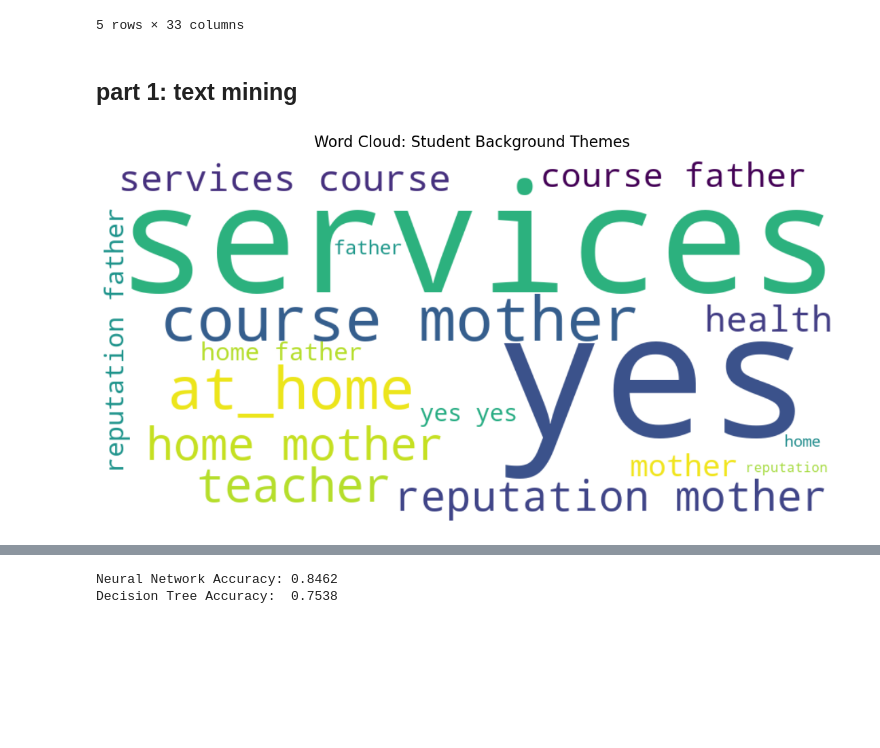
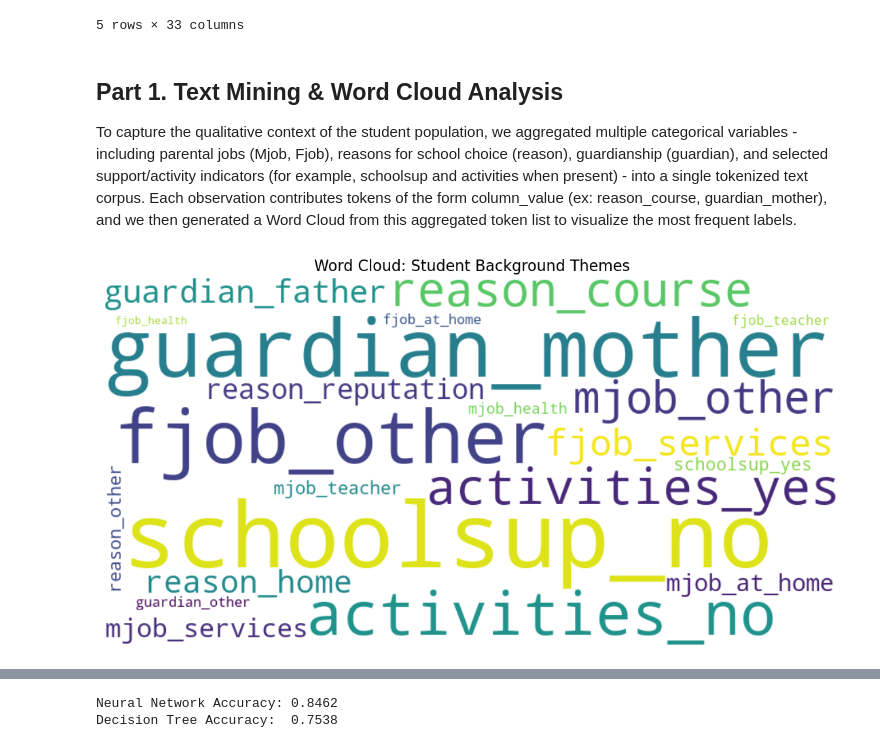
Before and after one commit to sherelleli/qtm347_finalproject, a Jupyter notebook: 3_neural_networks_text_mining.ipynb, the cells around one changed output, grey strips where cells are left out. Saved outputs shown, nothing was run; the diff lists cells and outputs as text; code cells hidden in the pictures; blank space fills up the shorter version.

Commit message:
Made a conclusion, fixed formatting, finish most of my part

```diff
--- a/3_neural_networks_text_mining.ipynb
+++ b/3_neural_networks_text_mining.ipynb
@@ -55,31 +60,42 @@ Missing values: None
 | 4 | GP | F | 16 | U | GT3 | T | 3 | 3 | other | other | ... | ... |
 5 rows × 33 columns
 # %% [markdown]
-## part 1: text mining
+## Part 1. Text Mining & Word Cloud Analysis
+To capture the qualitative context of the student population, we aggregated multiple categorical variables - including parental jobs (Mjob, Fjob), reasons for school choice (reason), guardianship (guardian), and selected support/activity indicators (for example, schoolsup and activities when present) - into a single tokenized text corpus. Each observation contributes tokens of the form column_value (ex: reason_course, guardian_mother), and we then generated a Word Cloud from this aggregated token list to visualize the most frequent labels.
 # %%
 # verify columns exist in the dataframe to avoid errors
 possible_cols = ['Mjob', 'Fjob', 'reason', 'guardian', 'schoolsup', 'activities']
 text_cols = [c for c in possible_cols if c in df.columns]
+if len(text_cols) == 0:
+    raise ValueError("No valid text columns found in the dataframe.")
 
 # We convert to string first to ensure no errors with non-text data
 text_data = " ".join(
     df[text_cols]
+    .fillna("")
     .astype(str)
-    .apply(lambda row: " ".join(row.values), axis=1)
+    .apply(lambda row: " ".join([f"{col}_{row[col]}" for col in text_cols]), axis=1)
     .tolist()
-)
+).lower()
 
 # Generate  Word Cloud
-wordcloud = WordCloud(width=900, height=450, background_color="white", colormap='viridis').generate(text_data)
+wordcloud = WordCloud(
+    width=900,
+    height=450,
+    background_color="white",
+    colormap="viridis",
+    collocations=False,
+    max_words=100
+).generate(text_data)
 
 # plot and save graphs
 plt.figure(figsize=(12, 6))
 plt.imshow(wordcloud, interpolation="bilinear")
 plt.axis("off")
 plt.title("Word Cloud: Student Background Themes", fontsize=16)
 plt.tight_layout()
 plt.savefig("graphs/word_cloud.png", bbox_inches="tight", dpi=200)
 plt.show()
 # %% [output]
-[figure, old version]
+[figure, new version]
 # %% [markdown]
```
Also changed, not shown: parts of 7 cells of this notebook, 5 other files.
